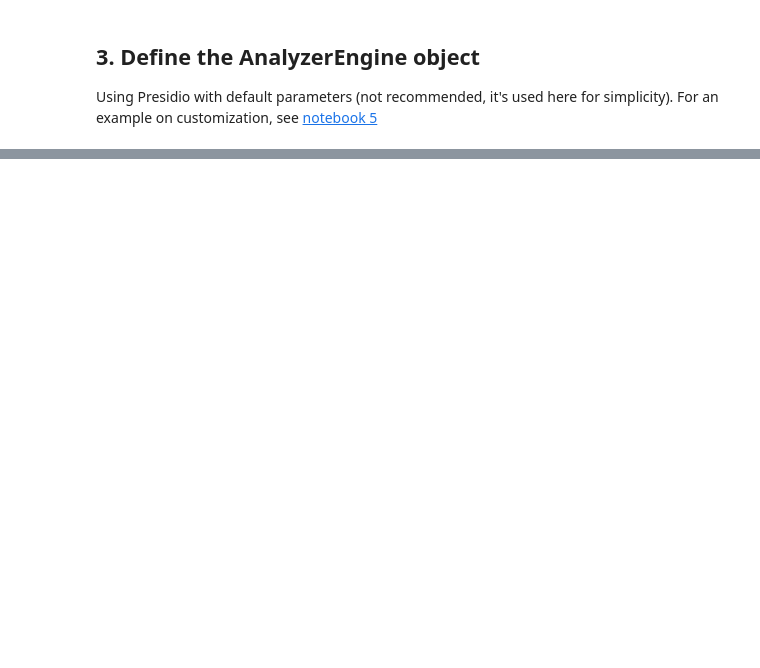
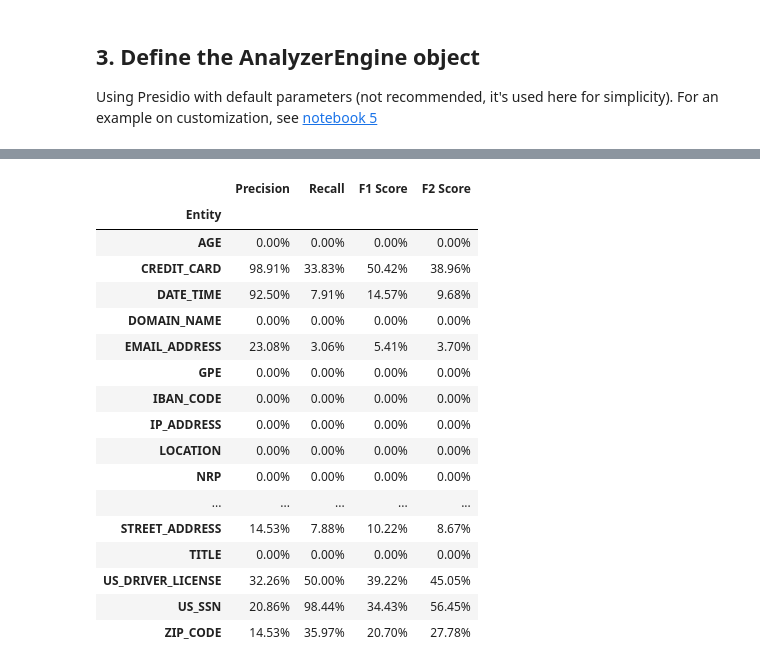
Before and after one commit to benjy2346/cs263-final-project, a Jupyter notebook: notebooks/evaluate_customized_PII.ipynb, the cells around one changed output, grey strips where cells are left out. Drawn from its saved outputs; the diff is of its cells as text; code cells hidden in the pictures; blank space fills up the shorter version.

```diff
--- a/notebooks/evaluate_customized_PII.ipynb
+++ b/notebooks/evaluate_customized_PII.ipynb
@@ -46,6 +40,6 @@ Flair is not installed by default
 ## 1. Load dataset from file
 # %%
 dataset_name = "synth_dataset_v2.json"
-dataset = InputSample.read_dataset_json(Path(Path.cwd().parent, "data", dataset_name))
+dataset = InputSample.read_dataset_json(dataset_name)
 print(len(dataset))
 # %% [output]
@@ -492,0 +762,66 @@ fns_df[["full_text", "token", "annotation", "prediction"]].head(20)
+# %%
+import pandas as pd
+import numpy as np
+
+print("====== Optimized Piiranha-v1 Detailed Metrics (with F2-Score) ======")
+
+# Get Precision and Recall dictionaries
+precision_dict = getattr(results_v2, 'entity_precision_dict', {})
+recall_dict = getattr(results_v2, 'entity_recall_dict', {})
+
+# Get all entity labels
+all_entities = sorted(set(precision_dict.keys()) | set(recall_dict.keys()))
+
+data = []
+
+for entity in all_entities:
+    p = precision_dict.get(entity, 0.0)
+    r = recall_dict.get(entity, 0.0)
+
+    # Handle NaN (some entities never predicted, Precision is NaN)
+    if pd.isna(p):
+        p = 0.0
+    if pd.isna(r):
+        r = 0.0
+
+    # Calculate F1 (Beta=1)
+    if (p + r) > 0:
+        f1 = 2 * (p * r) / (p + r)
+    else:
+        f1 = 0.0
+
+    # Calculate F2 (Beta=2, prioritize Recall)
+    # Formula: (1 + beta^2) * (p * r) / ((beta^2 * p) + r)
+    beta = 2
+    if (beta**2 * p + r) > 0:
+        f2 = (1 + beta**2) * (p * r) / ((beta**2 * p) + r)
+    else:
+        f2 = 0.0
+
+    data.append({
+        "Entity": entity,
+        "Precision": p,
+        "Recall": r,
+        "F1 Score": f1,
+        "F2 Score": f2
+    })
+
+# Create DataFrame
+df_metrics = pd.DataFrame(data).set_index("Entity")
+
+# Format display
+format_mapping = {
+    "Precision": "{:.2%}",
+    "Recall": "{:.2%}",
+    "F1 Score": "{:.2%}",
+    "F2 Score": "{:.2%}"
+}
+
+print("\n--- Per-Entity Detailed Scores ---")
+display(df_metrics.style.format(format_mapping))
+
+# 2. Print confusion matrix
+print("\n--- Confusion Matrix ---")
+entities, confmatrix = results_v2.to_confusion_matrix()
+print(pd.DataFrame(confmatrix, columns=entities, index=entities))
+# %% [output]
@@ -492,0 +831,18 @@ fns_df[["full_text", "token", "annotation", "prediction"]].head(20)
+|  | Precision | Recall | F1 Score | F2 Score |
+| Entity |  |  |  |  |
+| AGE | 0.00% | 0.00% | 0.00% | 0.00% |
+| CREDIT_CARD | 98.91% | 33.83% | 50.42% | 38.96% |
+| DATE_TIME | 92.50% | 7.91% | 14.57% | 9.68% |
+| DOMAIN_NAME | 0.00% | 0.00% | 0.00% | 0.00% |
+| EMAIL_ADDRESS | 23.08% | 3.06% | 5.41% | 3.70% |
+| GPE | 0.00% | 0.00% | 0.00% | 0.00% |
+| IBAN_CODE | 0.00% | 0.00% | 0.00% | 0.00% |
+| IP_ADDRESS | 0.00% | 0.00% | 0.00% | 0.00% |
+| LOCATION | 0.00% | 0.00% | 0.00% | 0.00% |
+| NRP | 0.00% | 0.00% | 0.00% | 0.00% |
+| ... | ... | ... | ... | ... |
+| STREET_ADDRESS | 14.53% | 7.88% | 10.22% | 8.67% |
+| TITLE | 0.00% | 0.00% | 0.00% | 0.00% |
+| US_DRIVER_LICENSE | 32.26% | 50.00% | 39.22% | 45.05% |
+| US_SSN | 20.86% | 98.44% | 34.43% | 56.45% |
+| ZIP_CODE | 14.53% | 35.97% | 20.70% | 27.78% |
```
Also changed, not shown: parts of 44 cells of this notebook.
